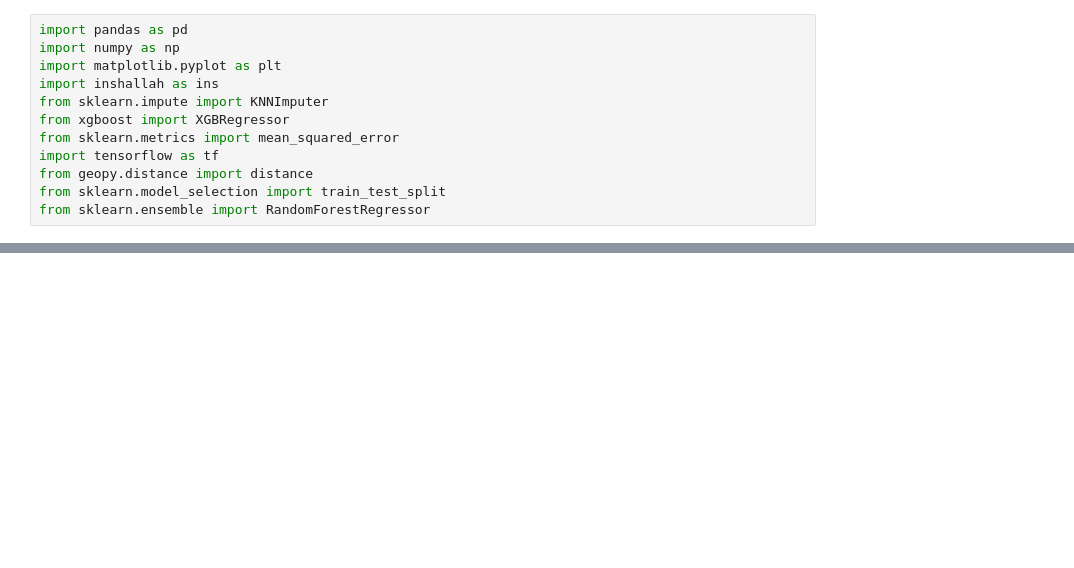
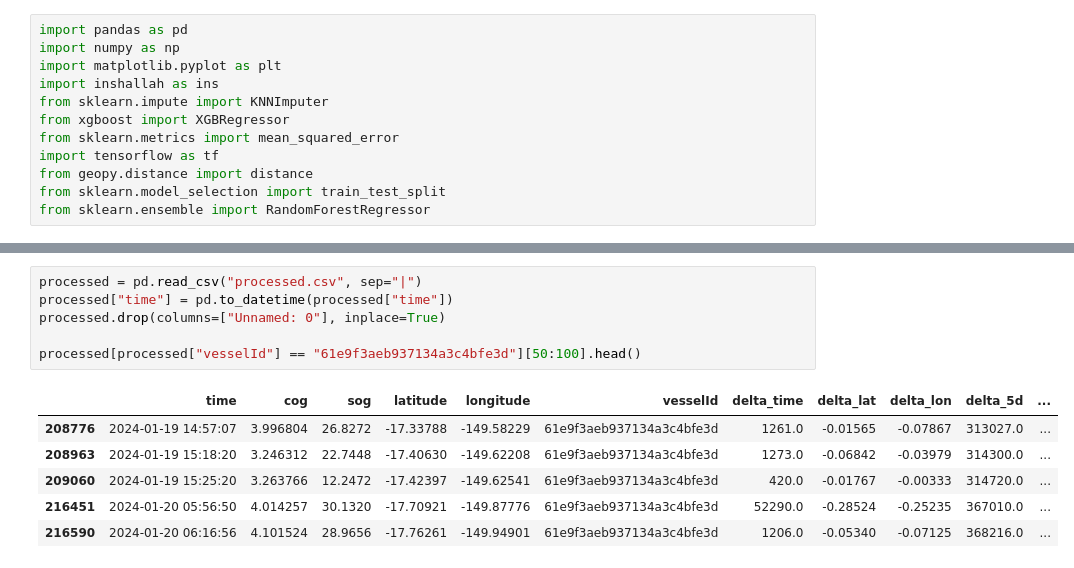
Before and after one commit to baconmoontwist/ML, a Jupyter notebook: rydding/xgb.ipynb, the cells around one changed output, grey strips where cells are left out. Drawn from its saved outputs; the diff is of its cells as text; blank space fills up the shorter version.

```diff
--- a/rydding/xgb.ipynb
+++ b/rydding/xgb.ipynb
@@ -168,0 +132,13 @@ KeyError: 'v_lat'
+# %%
+processed = pd.read_csv("processed.csv", sep="|")
+processed["time"] = pd.to_datetime(processed["time"])
+processed.drop(columns=["Unnamed: 0"], inplace=True)
+
+processed[processed["vesselId"] == "61e9f3aeb937134a3c4bfe3d"][50:100].head()
+# %% [output]
+|  | time | cog | sog | latitude | longitude | vesselId | delta_time | delta_lat | delta_lon | delta_5d | ... |
+| 208776 | 2024-01-19 14:57:07 | 3.996804 | 26.8272 | -17.33788 | -149.58229 | 61e9f3aeb937134a3c4bfe3d | 1261.0 | -0.01565 | -0.07867 | 313027.0 | ... |
+| 208963 | 2024-01-19 15:18:20 | 3.246312 | 22.7448 | -17.40630 | -149.62208 | 61e9f3aeb937134a3c4bfe3d | 1273.0 | -0.06842 | -0.03979 | 314300.0 | ... |
+| 209060 | 2024-01-19 15:25:20 | 3.263766 | 12.2472 | -17.42397 | -149.62541 | 61e9f3aeb937134a3c4bfe3d | 420.0 | -0.01767 | -0.00333 | 314720.0 | ... |
+| 216451 | 2024-01-20 05:56:50 | 4.014257 | 30.1320 | -17.70921 | -149.87776 | 61e9f3aeb937134a3c4bfe3d | 52290.0 | -0.28524 | -0.25235 | 367010.0 | ... |
+| 216590 | 2024-01-20 06:16:56 | 4.101524 | 28.9656 | -17.76261 | -149.94901 | 61e9f3aeb937134a3c4bfe3d | 1206.0 | -0.05340 | -0.07125 | 368216.0 | ... |
```
Also changed, not shown: parts of 16 cells of this notebook.
